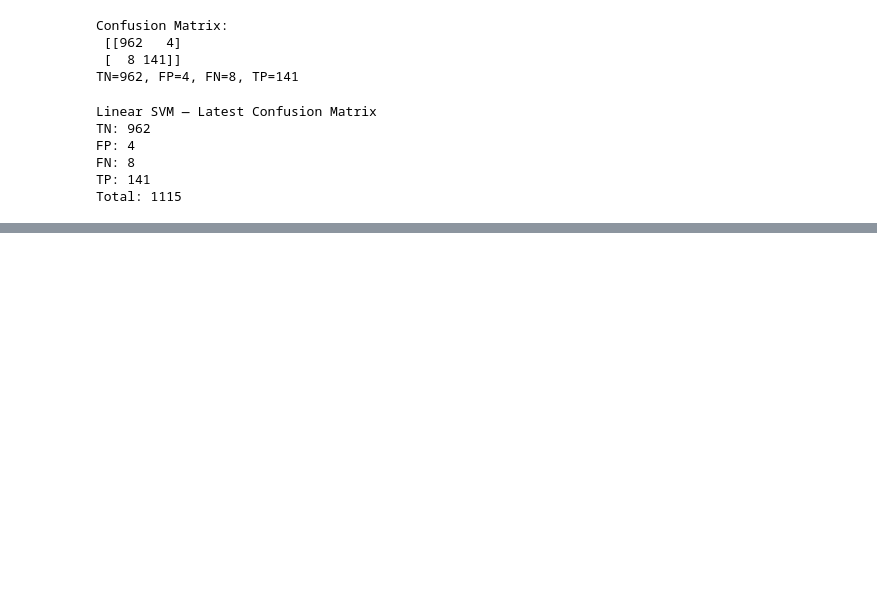
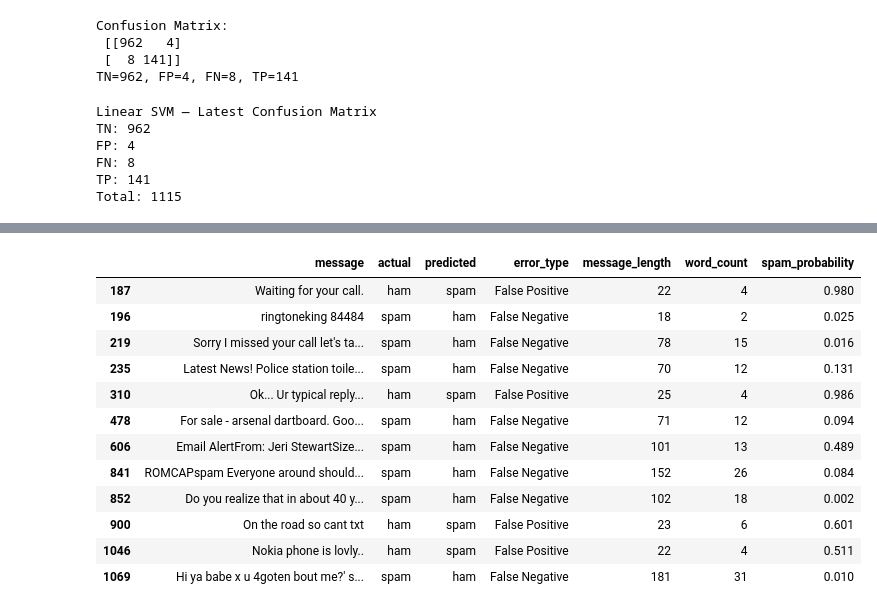
Before and after one commit to Vijayabhava/spam-detection-system, a Jupyter notebook: notebooks/experiment.ipynb, the cells around one changed output, grey strips where cells are left out. Saved outputs shown, nothing was run; the diff lists cells and outputs as text; code cells hidden in the pictures; blank space fills up the shorter version.

Commit message:
Finalize SMS spam detection project

```diff
--- a/notebooks/experiment.ipynb
+++ b/notebooks/experiment.ipynb
@@ -788,0 +896,10 @@ Total: 1115
+# %%
+import os
+import sys
+
+PROJECT_ROOT = os.path.abspath("..")
+print("Project root:", PROJECT_ROOT)
+print("Root files:", os.listdir(PROJECT_ROOT))
+
+if PROJECT_ROOT not in sys.path:
+    sys.path.insert(0, PROJECT_ROOT)
@@ -788,0 +1063,57 @@ Total: 1115
+# %%
+import numpy as np
+
+# Copy the existing error table
+analysis_df = error_df.copy()
+
+# Add useful text features
+analysis_df["message_length"] = analysis_df["message"].str.len()
+analysis_df["word_count"] = analysis_df["message"].str.split().str.len()
+
+# Add predicted spam probability
+classes = list(svm_model.classes_)
+spam_index = classes.index("spam")
+
+analysis_df["spam_probability"] = (
+    svm_model.predict_proba(X_test)[:, spam_index]
+)
+
+# Keep only misclassified messages
+errors = analysis_df[
+    analysis_df["actual"] != analysis_df["predicted"]
+].copy()
+
+errors["error_type"] = np.where(
+    (errors["actual"] == "ham") &
+    (errors["predicted"] == "spam"),
+    "False Positive",
+    "False Negative"
+)
+
+display(
+    errors[
+        [
+            "message",
+            "actual",
+            "predicted",
+            "error_type",
+            "message_length",
+            "word_count",
+            "spam_probability"
+        ]
+    ].round({"spam_probability": 3})
+)
+# %% [output]
+|  | message | actual | predicted | error_type | message_length | word_count | spam_probability |
+| 187 | Waiting for your call. | ham | spam | False Positive | 22 | 4 | 0.980 |
+| 196 | ringtoneking 84484 | spam | ham | False Negative | 18 | 2 | 0.025 |
+| 219 | Sorry I missed your call let's ta... | spam | ham | False Negative | 78 | 15 | 0.016 |
+| 235 | Latest News! Police station toile... | spam | ham | False Negative | 70 | 12 | 0.131 |
+| 310 | Ok... Ur typical reply... | ham | spam | False Positive | 25 | 4 | 0.986 |
+| 478 | For sale - arsenal dartboard. Goo... | spam | ham | False Negative | 71 | 12 | 0.094 |
+| 606 | Email AlertFrom: Jeri StewartSize... | spam | ham | False Negative | 101 | 13 | 0.489 |
+| 841 | ROMCAPspam Everyone around should... | spam | ham | False Negative | 152 | 26 | 0.084 |
+| 852 | Do you realize that in about 40 y... | spam | ham | False Negative | 102 | 18 | 0.002 |
+| 900 | On the road so cant txt | ham | spam | False Positive | 23 | 6 | 0.601 |
+| 1046 | Nokia phone is lovly.. | ham | spam | False Positive | 22 | 4 | 0.511 |
+| 1069 | Hi ya babe x u 4goten bout me?' s... | spam | ham | False Negative | 181 | 31 | 0.010 |
```
Also changed, not shown: parts of 25 cells of this notebook, 6 other files.
